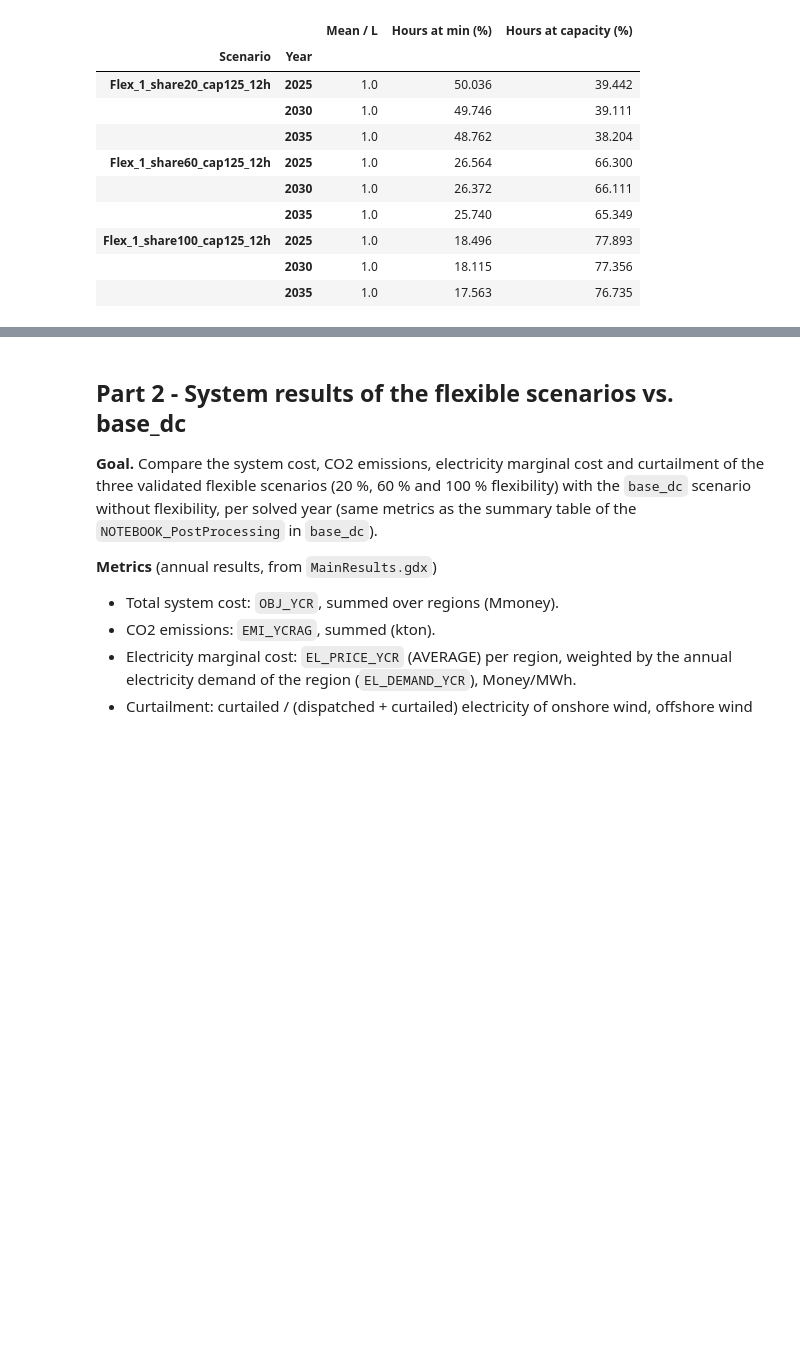
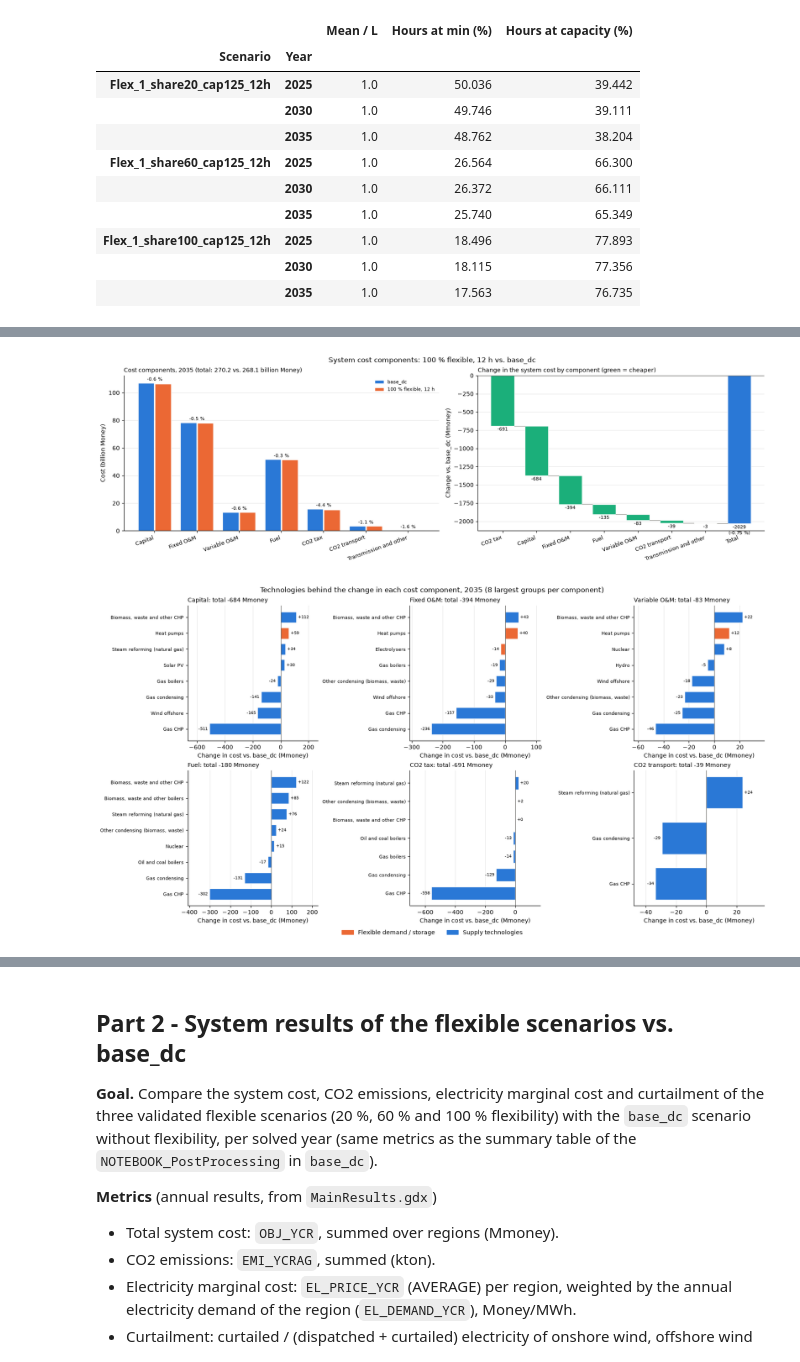
Before and after one commit to giuliadad/Balmorel, a Jupyter notebook: NOTEBOOK_Flexibility.ipynb, the cells around one changed output, grey strips where cells are left out. Drawn from its saved outputs; the diff is of its cells as text; code cells hidden in the pictures; blank space fills up the shorter version.

```diff
--- a/NOTEBOOK_Flexibility.ipynb
+++ b/NOTEBOOK_Flexibility.ipynb
@@ -190,0 +316,75 @@ pd.DataFrame(rows).set_index(["Scenario", "Year"]).round(3)
+# %%
+from matplotlib.patches import Patch
+
+
+def plot_cost_components():
+    """Chart of the cost components and of the technologies behind their change (all variables local, so nothing leaks into the later parts)."""
+    COLORS = {"base": "#2a78d6", "flex": "#eb6834", "down": "#1baf7a", "up": "#e34948"}
+    names = [COST_COMPONENTS.get(i, i) for i in sys_base.index]
+    fig, axes = plt.subplots(1, 2, figsize=(16, 5), gridspec_kw={"width_ratios": [1.1, 1]}, layout="constrained")
+
+    # left: cost components in base_dc and in the flexible scenario (billion Money)
+    ax = axes[0]
+    x = np.arange(len(names))
+    b, f = sys_base[COST_YEAR].values / 1e3, sys_flex[COST_YEAR].values / 1e3
+    ax.bar(x - 0.2, b, 0.38, color=COLORS["base"], label=COST_BASE[0], edgecolor="#fcfcfb")
+    ax.bar(x + 0.2, f, 0.38, color=COLORS["flex"], label=COST_FLEX[0], edgecolor="#fcfcfb")
+    for xi, bi, fi in zip(x, b, f):
+        if bi > 0:
+            ax.annotate(f"{100 * (fi - bi) / bi:+.1f} %", (xi, max(bi, fi)), ha="center", va="bottom", fontsize=8, xytext=(0, 2), textcoords="offset points")
+    ax.set_xticks(x, names, rotation=20, ha="right", fontsize=9)
+    ax.set_ylabel("Cost (billion Money)")
+    ax.set_title(f"Cost components, {COST_YEAR} (total: {b.sum():.1f} vs. {f.sum():.1f} billion Money)", loc="left", fontsize=10)
+    ax.legend(frameon=False, fontsize=8)
+
+    # right: waterfall of the change in the system cost (Mmoney)
+    ax = axes[1]
+    d = sys_change[COST_YEAR]
+    d = d.reindex(d.abs().sort_values(ascending=False).index)
+    level = 0.0
+    for k, (name, v) in enumerate(d.items()):
+        ax.bar(k, v, bottom=level, color=COLORS["down"] if v <= 0 else COLORS["up"], width=0.7, edgecolor="#fcfcfb")
+        ax.annotate(f"{v:+.0f}", (k, level + min(v, 0)), ha="center", va="top", fontsize=8, xytext=(0, -2), textcoords="offset points")
+        if k:
+            ax.plot([k - 0.65, k - 0.35], [level, level], color="#8a8984", lw=0.8)
+        level += v
+    k = len(d)
+    ax.bar(k, level, color=COLORS["base"], width=0.7, edgecolor="#fcfcfb")
+    ax.plot([k - 0.65, k - 0.35], [level, level], color="#8a8984", lw=0.8)
+    ax.annotate(f"{level:+.0f}\n({100 * level / sys_base[COST_YEAR].sum():+.2f} %)", (k, level), ha="center", va="top", fontsize=8, xytext=(0, -2), textcoords="offset points")
+    ax.axhline(0, color="#52514e", lw=0.8)
+    ax.set_xticks(range(k + 1), [COST_COMPONENTS.get(i, i) for i in d.index] + ["Total"], rotation=20, ha="right", fontsize=9)
+    ax.set_ylabel("Change vs. base_dc (Mmoney)")
+    ax.set_title("Change in the system cost by component (green = cheaper)", loc="left", fontsize=10)
+    for a in axes:
+        a.grid(axis="y", alpha=0.3); a.set_axisbelow(True)
+        for side in ("top", "right"): a.spines[side].set_visible(False)
+    fig.suptitle(f"System cost components: {COST_FLEX[0]} vs. {COST_BASE[0]}")
+    plt.show()
+
+    # technologies behind each component
+    fig, axes = plt.subplots(2, 3, figsize=(16, 8.5), layout="constrained")
+    for ax, (key, label) in zip(axes.ravel(), COST_COMPONENTS.items()):
+        t = tech_change[COST_YEAR].xs(key, level="SUBCATEGORY")
+        t = t.reindex(t.abs().sort_values(ascending=False).index[:COST_TOP]).sort_values()
+        groups, flex = t.index.get_level_values("Group"), t.index.get_level_values("Flex")
+        y = np.arange(len(t))
+        ax.barh(y, t.values, color=[COLORS["flex"] if fl else COLORS["base"] for fl in flex], height=0.7, edgecolor="#fcfcfb")
+        for yy, v in zip(y, t.values):
+            ax.annotate(f"{v:+.0f}", (v, yy), ha="left" if v >= 0 else "right", va="center", fontsize=7.5, xytext=(3 if v >= 0 else -3, 0), textcoords="offset points")
+        ax.set_yticks(y, groups, fontsize=8)
+        ax.axvline(0, color="#52514e", lw=0.8)
+        ax.margins(x=0.25)
+        ax.set_title(f"{label}: total {tech_change[COST_YEAR].xs(key, level='SUBCATEGORY').sum():+.0f} Mmoney", loc="left", fontsize=10)
+        ax.set_xlabel("Change in cost vs. base_dc (Mmoney)")
+        ax.grid(axis="x", alpha=0.3); ax.set_axisbelow(True)
+        for side in ("top", "right"): ax.spines[side].set_visible(False)
+    fig.legend(handles=[Patch(color=COLORS["flex"], label="Flexible demand / storage"), Patch(color=COLORS["base"], label="Supply technologies")], loc="outside lower center", ncol=2, frameon=False)
+    fig.suptitle(f"Technologies behind the change in each cost component, {COST_YEAR} ({COST_TOP} largest groups per component)")
+    plt.show()
+
+
+plot_cost_components()
+# %% [output]
+[figure, added]
+[figure, added]
```
Also changed, not shown: parts of 29 cells of this notebook, 9 other files.
